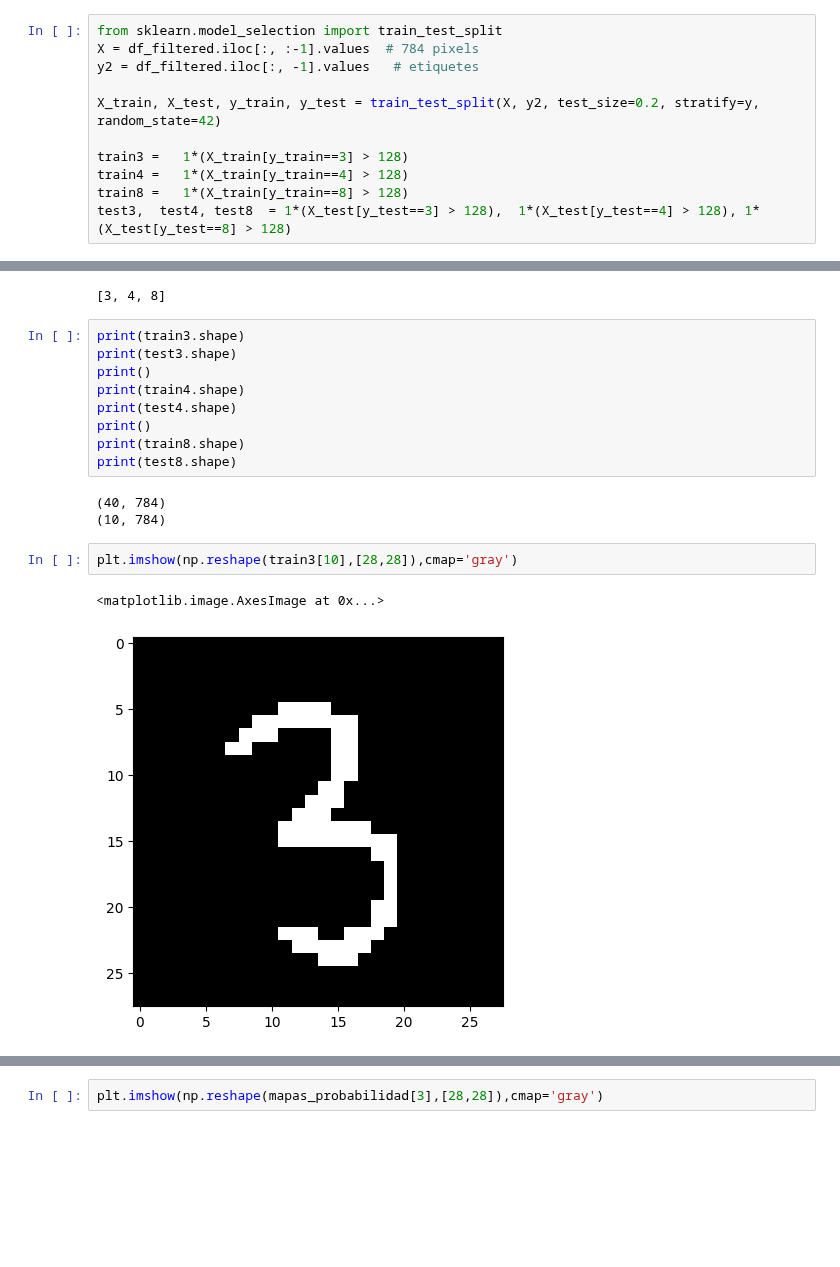
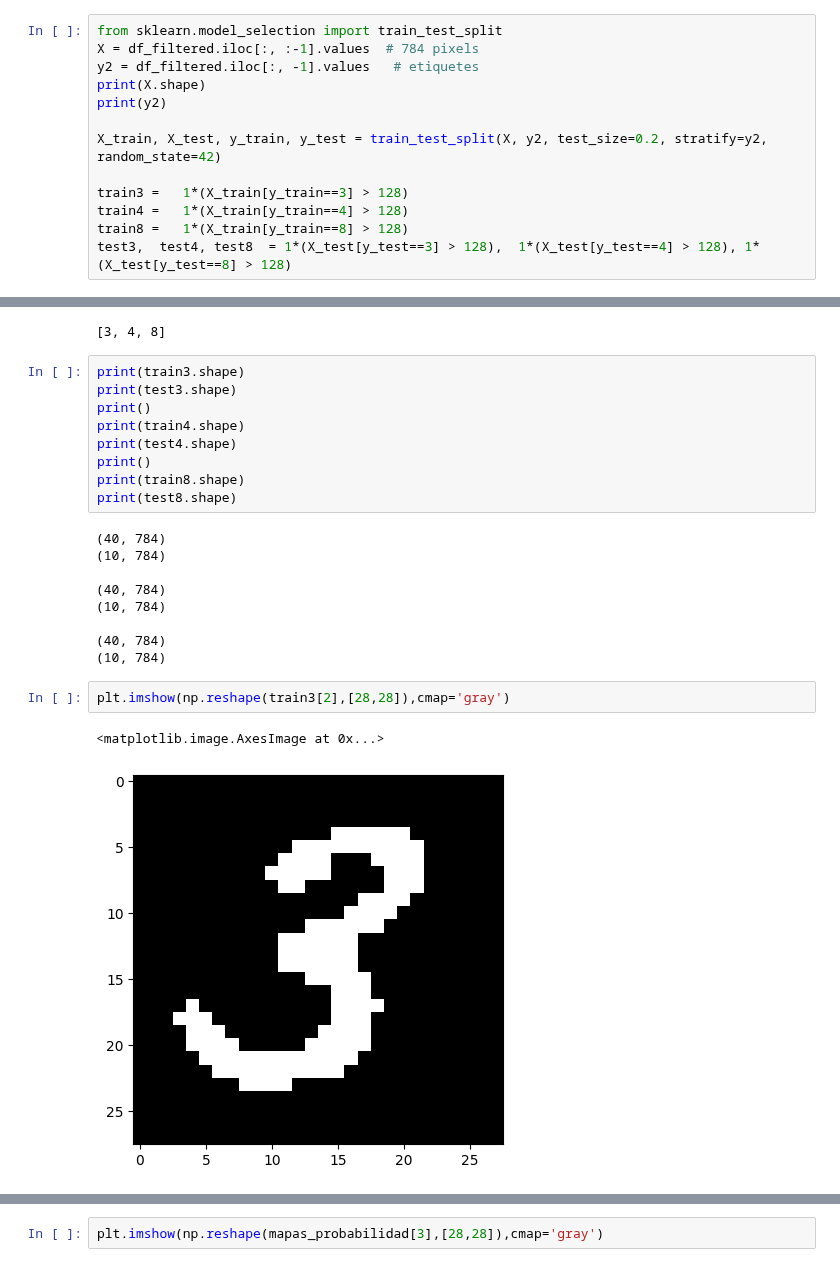
Before and after one commit to 100522155/egci463, a Jupyter notebook: Week3/Reading_digit.ipynb, the cells around one changed output, grey strips where cells are left out. Cells and saved outputs as stored; diff of their text form; blank space fills up the shorter version.

```diff
--- a/Week3/Reading_digit.ipynb
+++ b/Week3/Reading_digit.ipynb
@@ -326,8 +315,10 @@ print(y2)
 from sklearn.model_selection import train_test_split
 X = df_filtered.iloc[:, :-1].values  # 784 pixels
 y2 = df_filtered.iloc[:, -1].values   # etiquetes
+print(X.shape)
+print(y2)
 
-X_train, X_test, y_train, y_test = train_test_split(X, y2, test_size=0.2, stratify=y, random_state=42)
+X_train, X_test, y_train, y_test = train_test_split(X, y2, test_size=0.2, stratify=y2, random_state=42)
 
 train3 =   1*(X_train[y_train==3] > 128)
 train4 =   1*(X_train[y_train==4] > 128)
@@ -355,9 +353,15 @@ print(test8.shape)
 # %% [output]
 (40, 784)
 (10, 784)
+
+(40, 784)
+(10, 784)
+
+(40, 784)
+(10, 784)
 # %%
-plt.imshow(np.reshape(train3[10],[28,28]),cmap='gray')
+plt.imshow(np.reshape(train3[2],[28,28]),cmap='gray')
 # %% [output]
 <matplotlib.image.AxesImage at 0x...>
-[figure, old version]
+[figure, new version]
 # %%
```
Also changed, not shown: parts of 5 cells of this notebook.
